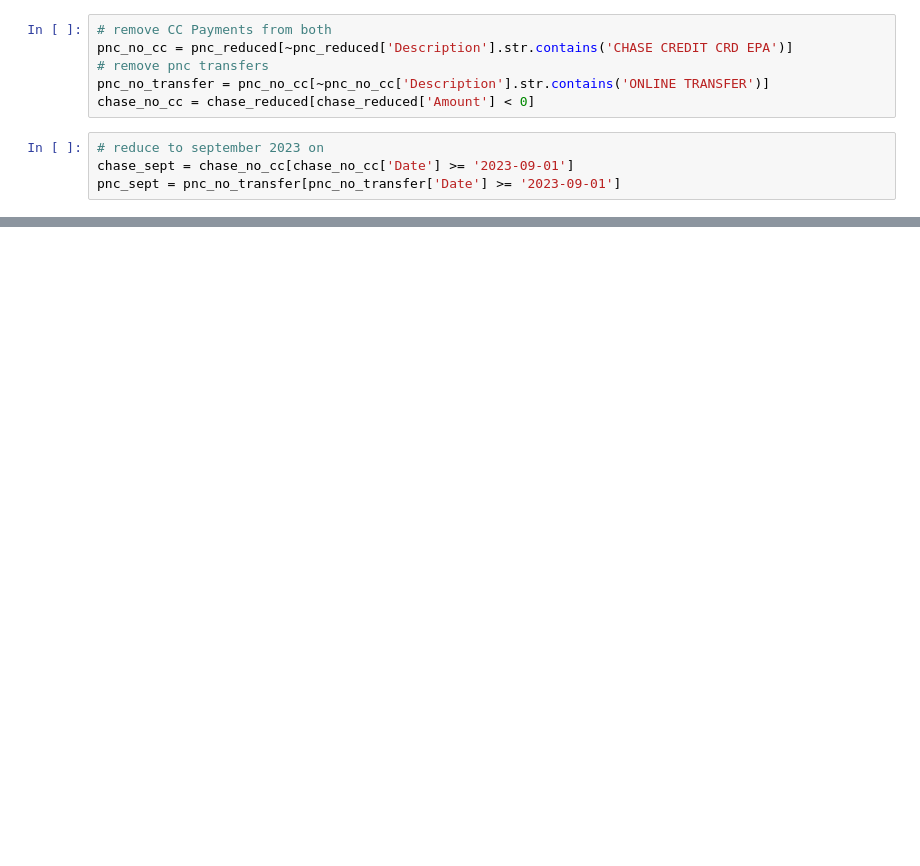
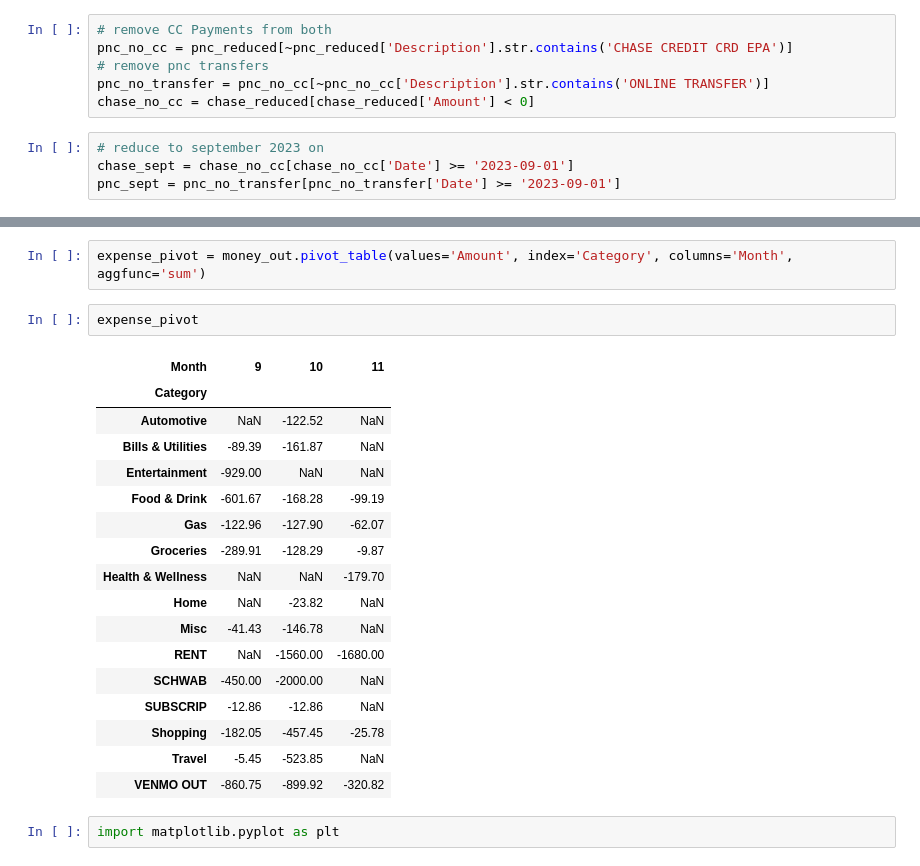
Before and after one commit to willdavis111/Budget_DA, a Jupyter notebook: Budget_app.ipynb, the cells around one changed output, grey strips where cells are left out. Cells and saved outputs as stored; diff of their text form; blank space fills up the shorter version.

```diff
--- a/Budget_app.ipynb
+++ b/Budget_app.ipynb
@@ -171,0 +103,24 @@ rent
+# %%
+expense_pivot = money_out.pivot_table(values='Amount', index='Category', columns='Month', aggfunc='sum')
+# %%
+expense_pivot
+# %% [output]
+| Month | 9 | 10 | 11 |
+| Category |  |  |  |
+| Automotive | NaN | -122.52 | NaN |
+| Bills & Utilities | -89.39 | -161.87 | NaN |
+| Entertainment | -929.00 | NaN | NaN |
+| Food & Drink | -601.67 | -168.28 | -99.19 |
+| Gas | -122.96 | -127.90 | -62.07 |
+| Groceries | -289.91 | -128.29 | -9.87 |
+| Health & Wellness | NaN | NaN | -179.70 |
+| Home | NaN | -23.82 | NaN |
+| Misc | -41.43 | -146.78 | NaN |
+| RENT | NaN | -1560.00 | -1680.00 |
+| SCHWAB | -450.00 | -2000.00 | NaN |
+| SUBSCRIP | -12.86 | -12.86 | NaN |
+| Shopping | -182.05 | -457.45 | -25.78 |
+| Travel | -5.45 | -523.85 | NaN |
+| VENMO OUT | -860.75 | -899.92 | -320.82 |
+# %%
+import matplotlib.pyplot as plt
```
Also changed, not shown: parts of 20 cells of this notebook.
